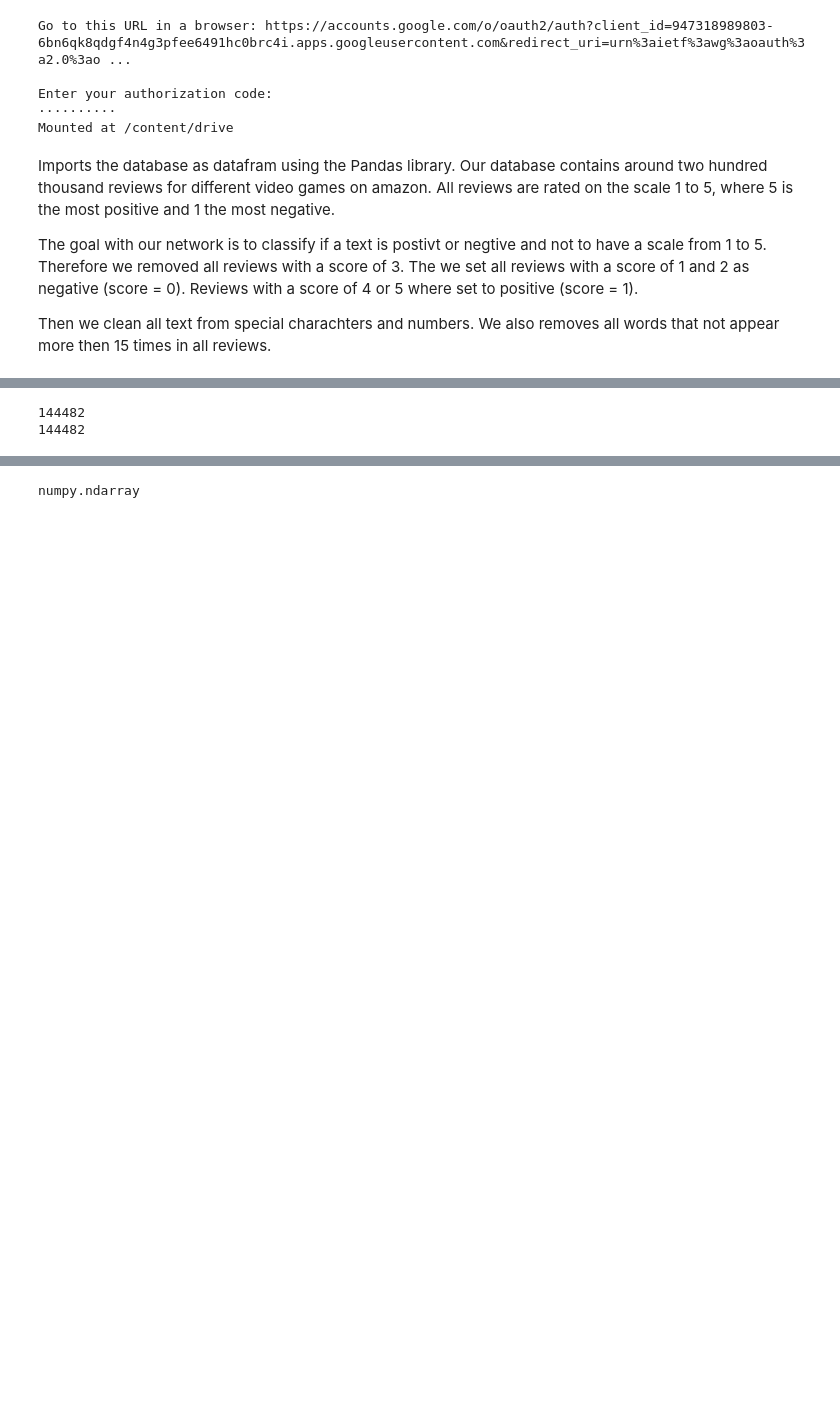
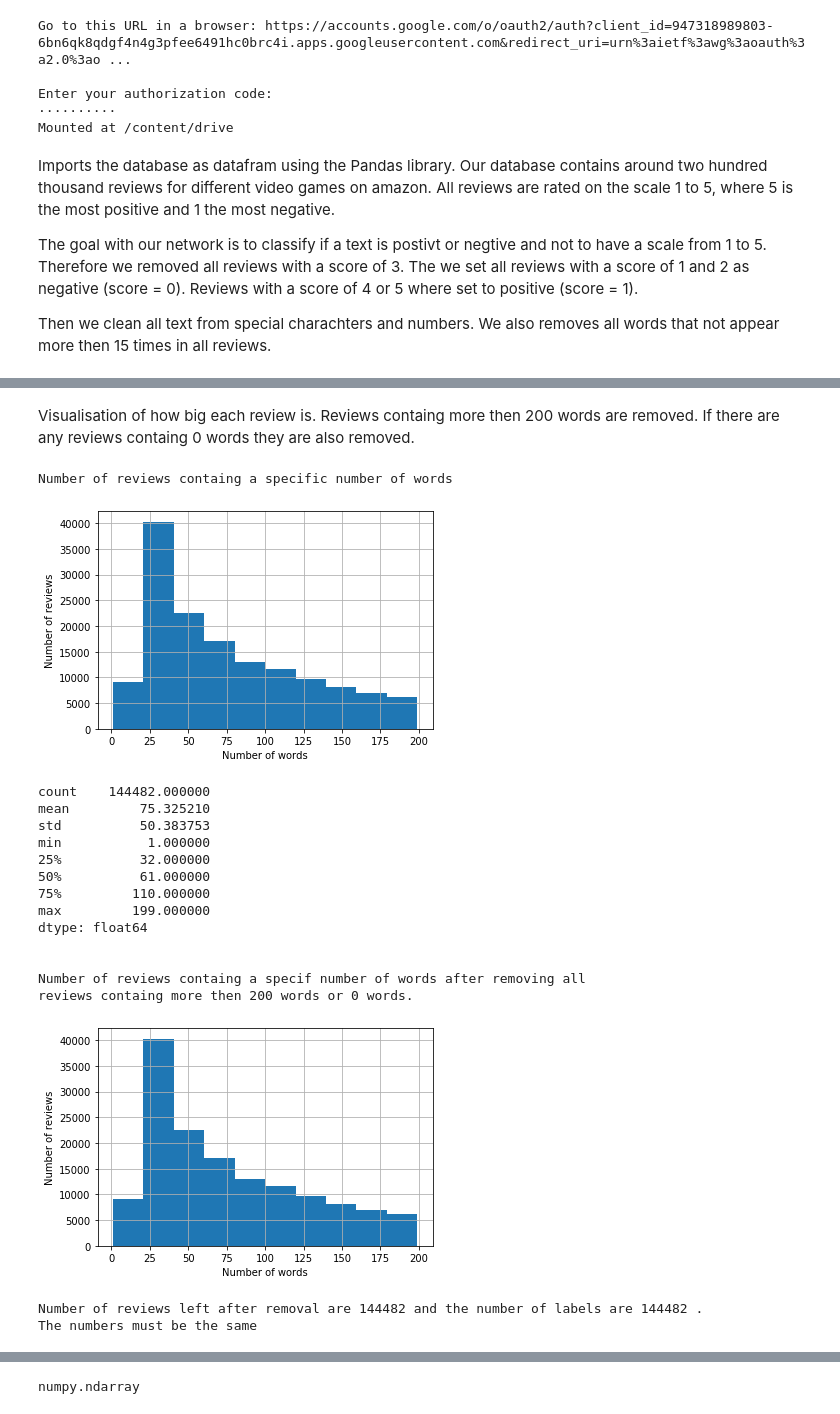
Before and after one commit to adsamaz/Chattbot, a Jupyter notebook: chatbot.ipynb, the cells around one changed output, grey strips where cells are left out. Cells and saved outputs as stored; diff of their text form; code cells hidden in the pictures; blank space fills up the shorter version.

```diff
--- a/chatbot.ipynb
+++ b/chatbot.ipynb
@@ -157,7 +117,0 @@ print(len(sorted_words))
-# %%
-i=0
-vocab_few=[]
-for x in sorted_words:
-  if x[1] > 15:
-    vocab_few.append((x[0],x[1]))
-    i=i+1
@@ -186,7 +120,7 @@ vocab_few[30000:30316]
 # %%
 # Creats a vocabulary where each number corresponds to a word.
 
-vocab_to_int = {w:i+1 for i, (w,c) in enumerate(vocab_few)}
+vocab_to_int = {w:i+1 for i, (w,c) in enumerate(vocab)}
 
 # Changes all word in reviews to interger values accoriding to vocab_to_int
 reviews_int = []
@@ -199,5 +133,9 @@ for review in reviews:
       continue
   reviews_int.append(r)
 print (reviews_int[0:3])
+
+# Creats a array with all review scores. Is a review postive or negative
+encoded_labels = np.array(score)
+encoded_labels
 # %% [output]
 [[3001, 1, 9, 23, 4, 3790, 77, 5, 29, 14, 1044, 443, 5063, 1029, 2, 471, 24, 59, 25, 1418, 70, 410, 73, 20, 48, 3075, 3, 1, 9, 8, 1199, 759, 1240, 53, 1, 9, 23, 74, 8, 69, 27, 1, 542, 13, 8, 19, 3, 21 ...
@@ -226,10 +143,53 @@ dtype: float64
-# %%
-# Removes all reviews which have zero words in them.
-
-reviews_int = [ reviews_int[i] for i, l in enumerate(reviews_len) if (l>0 and l<200) ]
-encoded_labels = [ encoded_labels[i] for i, l in enumerate(reviews_len) if (l> 0 and l<200) ]
-print(len(reviews_int))
-print(len(encoded_labels))
-# %% [output]
-144482
-144482
+# %% [markdown]
+Visualisation of how big each review is. Reviews containg more then 200 words are removed. If there are any reviews containg 0 words they are also removed.
+# %%
+#Prints a visualisation of how many word there are in each review
+
+print('Number of reviews containg a specific number of words')
+reviews_len = [len(x) for x in reviews_int]
+pd.Series(reviews_len).hist()
+plt.xlabel('Number of words')
+plt.ylabel('Number of reviews')
+plt.show()
+print(pd.Series(reviews_len).describe())
+
+reviews_int = [ reviews_int[i] for i, l in enumerate(reviews_len) if (l>0 and l<200) ]
+encoded_labels = [ encoded_labels[i] for i, l in enumerate(reviews_len) if (l> 0 and l<200) ]
+
+#Prints a visualisation of how many word there are in each review after removal
+#of unwanted reviews.
+print('\n')
+print('Number of reviews containg a specif number of words after removing all')
+print('reviews containg more then 200 words or 0 words.')
+
+reviews_len = [len(x) for x in reviews_int]
+pd.Series(reviews_len).hist()
+plt.xlabel('Number of words')
+plt.ylabel('Number of reviews')
+plt.show()
+pd.Series(reviews_len).describe()
+
+#Safe check to see that we have the same number of reviews as labels.
+
+
+print('Number of reviews left after removal are',len(reviews_int),'and the number of labels are',len(encoded_labels),'.')
+print('The numbers must be the same')
+# %% [output]
+Number of reviews containg a specific number of words
+[figure, added]
+count    144482.000000
+mean         75.325210
+std          50.383753
+min           1.000000
+25%          32.000000
+50%          61.000000
+75%         110.000000
+max         199.000000
+dtype: float64
+
+
+Number of reviews containg a specif number of words after removing all
+reviews containg more then 200 words or 0 words.
+[figure, added]
+Number of reviews left after removal are 144482 and the number of labels are 144482 .
+The numbers must be the same
```
Also changed, not shown: parts of 17 cells of this notebook.
